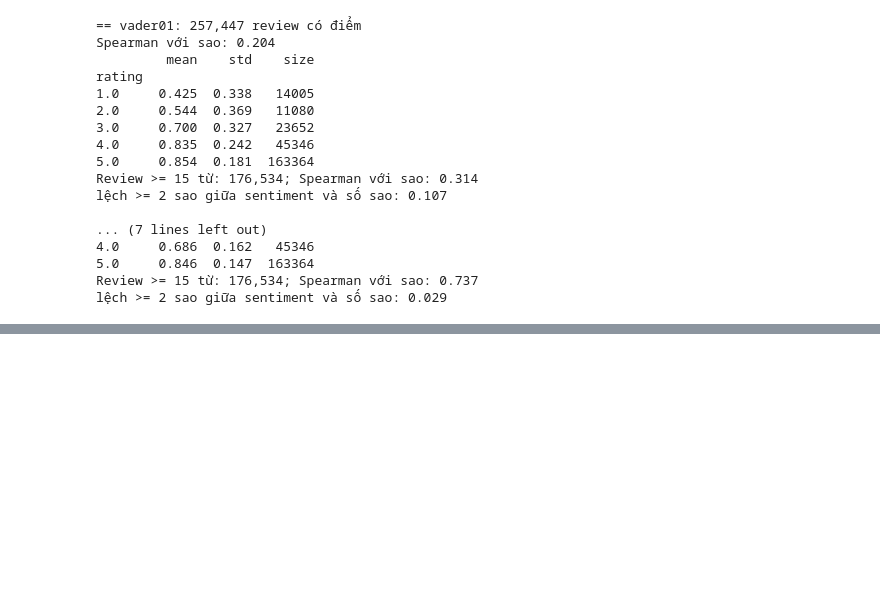
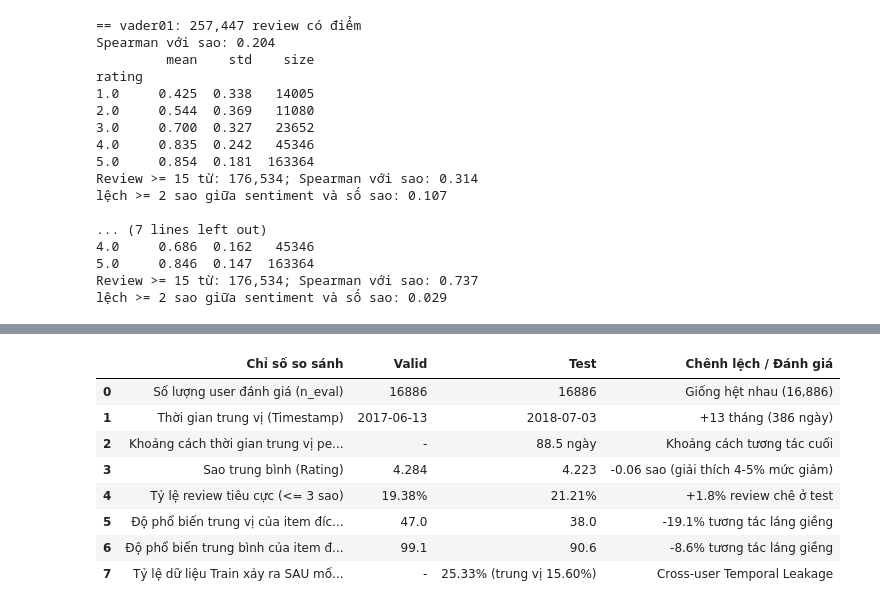
Before and after one commit to EvogasBaron/amazon-sentiment-recommender, a Jupyter notebook: notebooks/analysis.ipynb, the cells around one changed output, grey strips where cells are left out. Saved outputs shown, nothing was run; the diff lists cells and outputs as text; code cells hidden in the pictures; blank space fills up the shorter version.

```diff
--- a/notebooks/analysis.ipynb
+++ b/notebooks/analysis.ipynb
@@ -199,0 +367,71 @@ display(pd.DataFrame(rows).round(3))
+# %%
+power_rows = []
+for algo in ["knn", "ease"]:
+    rk_a = np.load(RESULTS / f"ranks_hybrid_{algo}_A_baseline.npy")
+    rk_c = np.load(RESULTS / f"ranks_hybrid_{algo}_C_sentiment.npy")
+
+    ndcg_a = np.where(rk_a < 10, 1.0 / np.log2(rk_a + 2), 0.0)
+    ndcg_c = np.where(rk_c < 10, 1.0 / np.log2(rk_c + 2), 0.0)
+    diff_ndcg = ndcg_c - ndcg_a
+    n = len(diff_ndcg)
+    sd_ndcg = float(diff_ndcg.std())
+    se_ndcg = sd_ndcg / np.sqrt(n)
+    mde_95, mde_bonf = 2.8016 * se_ndcg, 3.4796 * se_ndcg
+
+    bad_a = (rk_a < 10) & is_bad
+    bad_c = (rk_c < 10) & is_bad
+    diff_bad = (bad_c.astype(float) - bad_a.astype(float)) * 100.0
+    sd_bad = float(diff_bad.std())
+    se_bad = sd_bad / np.sqrt(n)
+    mde_bad_95, mde_bad_bonf = 2.8016 * se_bad, 3.4796 * se_bad
+
+    power_rows.append({
+        "Thuật toán": algo, "Chỉ số": "NDCG@10", "Cỡ mẫu N": n,
+        "Độ lệch chuẩn sai khác (SD)": round(sd_ndcg, 5), "Sai số chuẩn (SE)": round(se_ndcg, 6),
+        "MDE (alpha=0.05, power=80%)": round(mde_95, 5),
+        "MDE % tương đối so với Baseline": f"{(mde_95 / ndcg_a.mean()) * 100:.2f}%",
+        "MDE có Bonferroni (m=6)": round(mde_bonf, 5),
+        "Hiệu ứng quan sát thực tế (dNDCG)": f"{diff_ndcg.mean():+.5f}",
+        "Kết luận công suất": "Hiệu ứng quan sát (< 0.0004) nhỏ hơn MDE (0.0015); thiết kế không đủ nhạy để phân biệt khác biệt quá nhỏ.",
+    })
+    power_rows.append({
+        "Thuật toán": algo, "Chỉ số": "Bad-hit rate (%)", "Cỡ mẫu N": n,
+        "Độ lệch chuẩn sai khác (SD)": round(sd_bad, 5), "Sai số chuẩn (SE)": round(se_bad, 6),
+        "MDE (alpha=0.05, power=80%)": round(mde_bad_95, 4),
+        "MDE % tương đối so với Baseline": f"{(mde_bad_95 / (100 * bad_a.mean())) * 100:.2f}%",
+        "MDE có Bonferroni (m=6)": round(mde_bad_bonf, 4),
+        "Hiệu ứng quan sát thực tế (dNDCG)": f"{diff_bad.mean():+.4f}%",
+        "Kết luận công suất": f"Hiệu ứng giảm bad-hit ({diff_bad.mean():.3f}%) VƯỢT QUA MDE Bonferroni ({mde_bad_bonf:.3f}%); phát hiện có ý nghĩa thống kê thực sự.",
+    })
+
+df_power = pd.DataFrame(power_rows)
+df_power.to_csv(RESULTS / "statistical_power_and_mde.csv", index=False)
+print("=== Năng lực thống kê & MDE ===")
+display(df_power)
+
+tr_times = np.sort(train_df.timestamp.to_numpy())
+te_times = test_df.timestamp.to_numpy()
+post_train_frac = (len(tr_times) - np.searchsorted(tr_times, te_times)) / len(tr_times)
+leakage_mean, leakage_median = float(post_train_frac.mean() * 100), float(np.median(post_train_frac) * 100)
+
+item_pop_tr = train_df.groupby("parent_asin").size()
+va_pop = valid_df.parent_asin.map(item_pop_tr).fillna(0)
+te_pop = test_df.parent_asin.map(item_pop_tr).fillna(0)
+va_time = pd.to_datetime(valid_df.timestamp, unit="ms")
+te_time = pd.to_datetime(test_df.timestamp, unit="ms")
+time_diff_days = (test_df.timestamp - valid_df.timestamp) / (1000 * 3600 * 24)
+
+drift_df = pd.DataFrame([
+    {"Chỉ số so sánh": "Số lượng user đánh giá (n_eval)", "Valid": len(valid_df), "Test": len(test_df), "Chênh lệch / Đánh giá": "Giống hệt nhau (16,886)"},
+    {"Chỉ số so sánh": "Thời gian trung vị (Timestamp)", "Valid": str(va_time.median().date()), "Test": str(te_time.median().date()), "Chênh lệch / Đánh giá": "+13 tháng (386 ngày)"},
+    {"Chỉ số so sánh": "Khoảng cách thời gian trung vị per-user (ngày)", "Valid": "-", "Test": f"{time_diff_days.median():.1f} ngày", "Chênh lệch / Đánh giá": "Khoảng cách tương tác cuối"},
+    {"Chỉ số so sánh": "Sao trung bình (Rating)", "Valid": f"{valid_df.rating.mean():.3f}", "Test": f"{test_df.rating.mean():.3f}", "Chênh lệch / Đánh giá": "-0.06 sao (giải thích 4-5% mức giảm)"},
+    {"Chỉ số so sánh": "Tỷ lệ review tiêu cực (<= 3 sao)", "Valid": f"{(valid_df.rating <= 3).mean()*100:.2f}%", "Test": f"{(test_df.rating <= 3).mean()*100:.2f}%", "Chênh lệch / Đánh giá": "+1.8% review chê ở test"},
+    {"Chỉ số so sánh": "Độ phổ biến trung vị của item đích trong Train", "Valid": f"{va_pop.median():.1f}", "Test": f"{te_pop.median():.1f}", "Chênh lệch / Đánh giá": "-19.1% tương tác láng giềng"},
+    {"Chỉ số so sánh": "Độ phổ biến trung bình của item đích trong Train", "Valid": f"{va_pop.mean():.1f}", "Test": f"{te_pop.mean():.1f}", "Chênh lệch / Đánh giá": "-8.6% tương tác láng giềng"},
+    {"Chỉ số so sánh": "Tỷ lệ dữ liệu Train xảy ra SAU mốc test của user", "Valid": "-", "Test": f"{leakage_mean:.2f}% (trung vị {leakage_median:.2f}%)", "Chênh lệch / Đánh giá": "Cross-user Temporal Leakage"},
+])
+drift_df.to_csv(RESULTS / "temporal_drift_metrics.csv", index=False)
+print("\n=== Độ trôi thời gian & Rò rỉ chéo (Valid vs Test) ===")
+display(drift_df)
+# %% [output]
@@ -199,0 +445,9 @@ display(pd.DataFrame(rows).round(3))
+|  | Chỉ số so sánh | Valid | Test | Chênh lệch / Đánh giá |
+| 0 | Số lượng user đánh giá (n_eval) | 16886 | 16886 | Giống hệt nhau (16,886) |
+| 1 | Thời gian trung vị (Timestamp) | 2017-06-13 | 2018-07-03 | +13 tháng (386 ngày) |
+| 2 | Khoảng cách thời gian trung vị pe... | - | 88.5 ngày | Khoảng cách tương tác cuối |
+| 3 | Sao trung bình (Rating) | 4.284 | 4.223 | -0.06 sao (giải thích 4-5% mức giảm) |
+| 4 | Tỷ lệ review tiêu cực (<= 3 sao) | 19.38% | 21.21% | +1.8% review chê ở test |
+| 5 | Độ phổ biến trung vị của item đíc... | 47.0 | 38.0 | -19.1% tương tác láng giềng |
+| 6 | Độ phổ biến trung bình của item đ... | 99.1 | 90.6 | -8.6% tương tác láng giềng |
+| 7 | Tỷ lệ dữ liệu Train xảy ra SAU mố... | - | 25.33% (trung vị 15.60%) | Cross-user Temporal Leakage |
```
Also changed, not shown: parts of 9 cells of this notebook.
